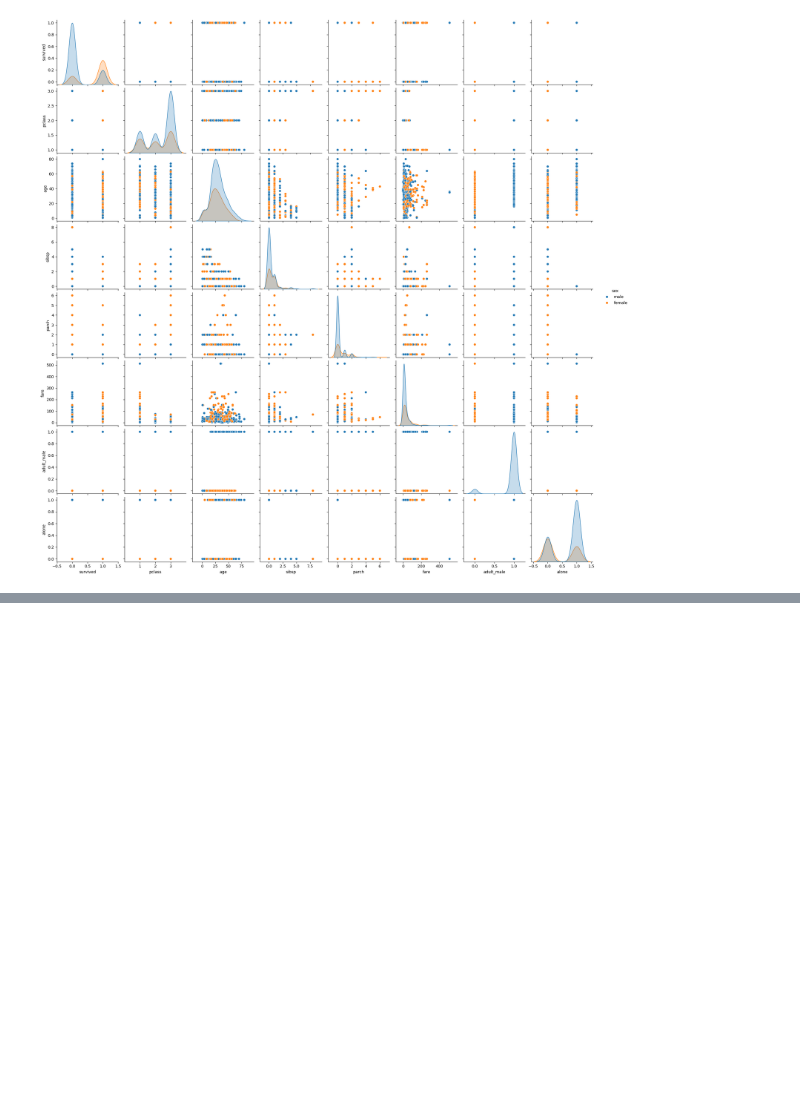
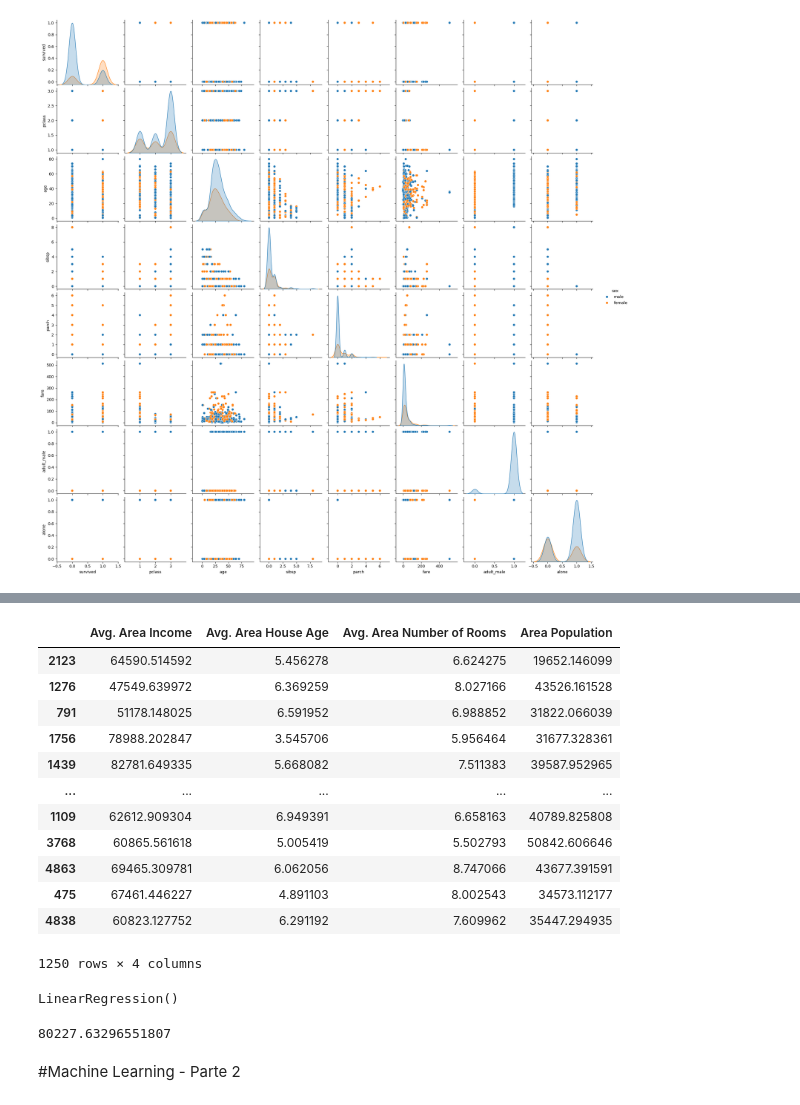
Before and after one commit to paulaprado1904/DataScience, a Jupyter notebook: Data_Science_AdaCoders2024Santander.ipynb, the cells around one changed output, grey strips where cells are left out. Cells and saved outputs as stored; diff of their text form; code cells hidden in the pictures; blank space fills up the shorter version.

Commit message:
Introdução ao Machine Learning

```diff
--- a/Data_Science_AdaCoders2024Santander.ipynb
+++ b/Data_Science_AdaCoders2024Santander.ipynb
@@ -629,0 +662,3 @@ sns.pairplot(titanic, hue='sex')
+# %%
+df = pd.read_csv('/content/drive/MyDrive/Colab Notebooks/datasets/USA_Housing.csv')
+df.head()
@@ -629,0 +710,25 @@ sns.pairplot(titanic, hue='sex')
+# %%
+x = df[['Avg. Area Income', 'Avg. Area House Age', 'Avg. Area Number of Rooms', 'Area Population']]
+y = df['Price']
+# %%
+x_treino, x_teste, y_treino, y_teste = train_test_split(x,y)
+x_teste
+# %% [output]
+|  | Avg. Area Income | Avg. Area House Age | Avg. Area Number of Rooms | Area Population |
+| 2123 | 64590.514592 | 5.456278 | 6.624275 | 19652.146099 |
+| 1276 | 47549.639972 | 6.369259 | 8.027166 | 43526.161528 |
+| 791 | 51178.148025 | 6.591952 | 6.988852 | 31822.066039 |
+| 1756 | 78988.202847 | 3.545706 | 5.956464 | 31677.328361 |
+| 1439 | 82781.649335 | 5.668082 | 7.511383 | 39587.952965 |
+| ... | ... | ... | ... | ... |
+| 1109 | 62612.909304 | 6.949391 | 6.658163 | 40789.825808 |
+| 3768 | 60865.561618 | 5.005419 | 5.502793 | 50842.606646 |
+| 4863 | 69465.309781 | 6.062056 | 8.747066 | 43677.391591 |
+| 475 | 67461.446227 | 4.891103 | 8.002543 | 34573.112177 |
+| 4838 | 60823.127752 | 6.291192 | 7.609962 | 35447.294935 |
+1250 rows × 4 columns
+# %%
+modelo = LinearRegression()
+modelo.fit(x_treino, y_treino)
+# %% [output]
+LinearRegression()
@@ -629,0 +737,6 @@ sns.pairplot(titanic, hue='sex')
+# %%
+mean_absolute_error(y_previsto, y_teste)
+# %% [output]
+80227.63296551807
+# %% [markdown]
+#Machine Learning - Parte 2
```
Also changed, not shown: parts of 17 cells of this notebook.
